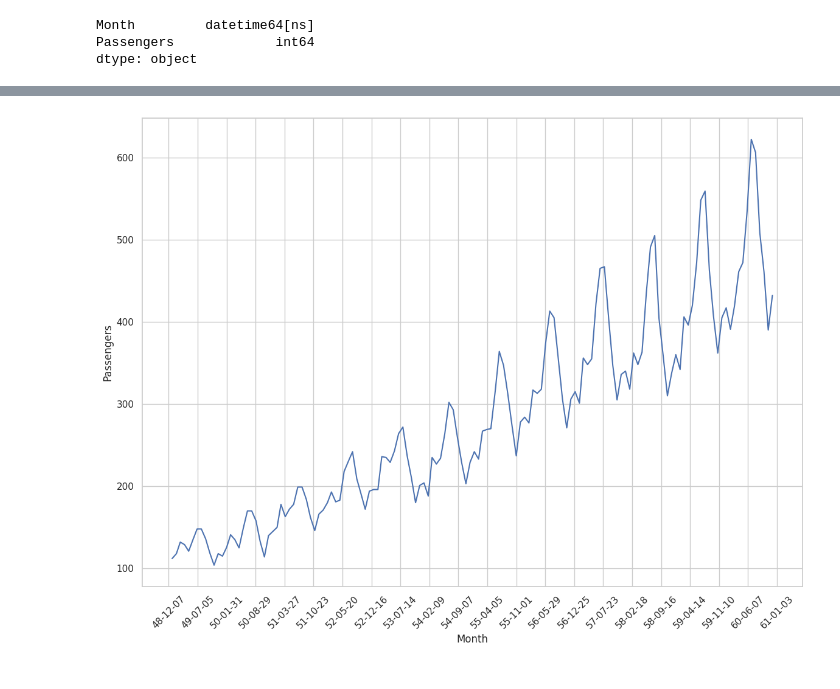
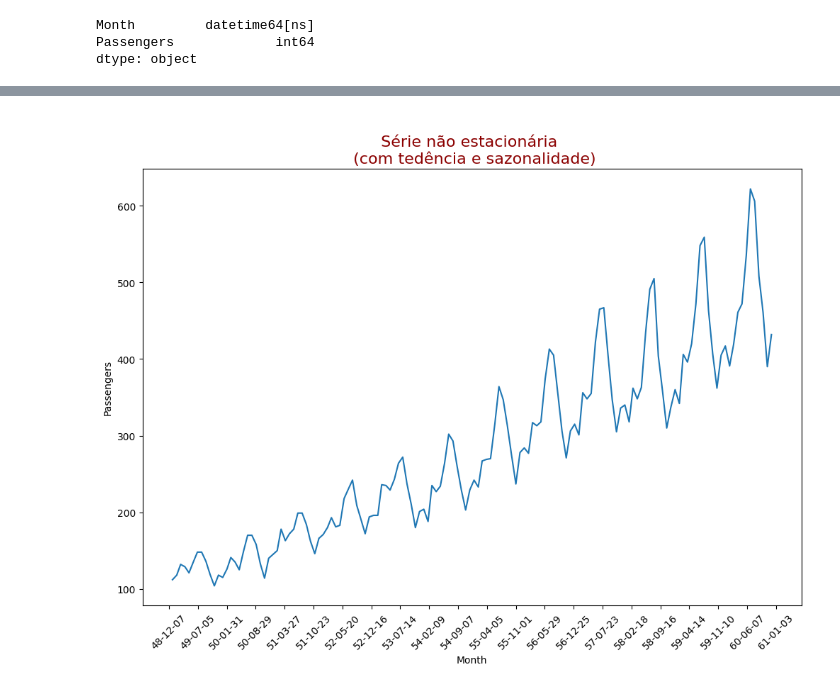
Before and after one commit to andvsilva/programming_school, a Jupyter notebook: notebooks/time-series/Lab_series_temp_2023_2.ipynb, the cells around one changed output, grey strips where cells are left out. Drawn from its saved outputs; the diff is of its cells as text; code cells hidden in the pictures.

```diff
--- a/notebooks/time-series/Lab_series_temp_2023_2.ipynb
+++ b/notebooks/time-series/Lab_series_temp_2023_2.ipynb
@@ -80,15 +56,16 @@ passenger
 # %%
-fig, ax = plt.subplots(figsize = (14,10))
+fig, ax = plt.subplots(figsize = (12,8))
 fig = sns.lineplot(x='Month', y='Passengers', data=passenger.sort_values('Month'), ax=ax)
 
 # Define the date format
 date_form = DateFormatter("%y-%m-%d")
 ax.xaxis.set_major_formatter(date_form)
 
 # Ensure a major tick for each week using (interval=1)
 ax.xaxis.set_major_locator(mdates.WeekdayLocator(interval=30))
+ax.set_title('\n Série não estacionária  \n (com tedência e sazonalidade)',fontdict = {'fontsize' : 16},color="darkred")
 plt.xticks(rotation=45)
 plt.show()
 # %% [output]
-[figure, old version]
+[figure, new version]
 # %%
```
Also changed, not shown: parts of 20 cells of this notebook, 1 other file.
